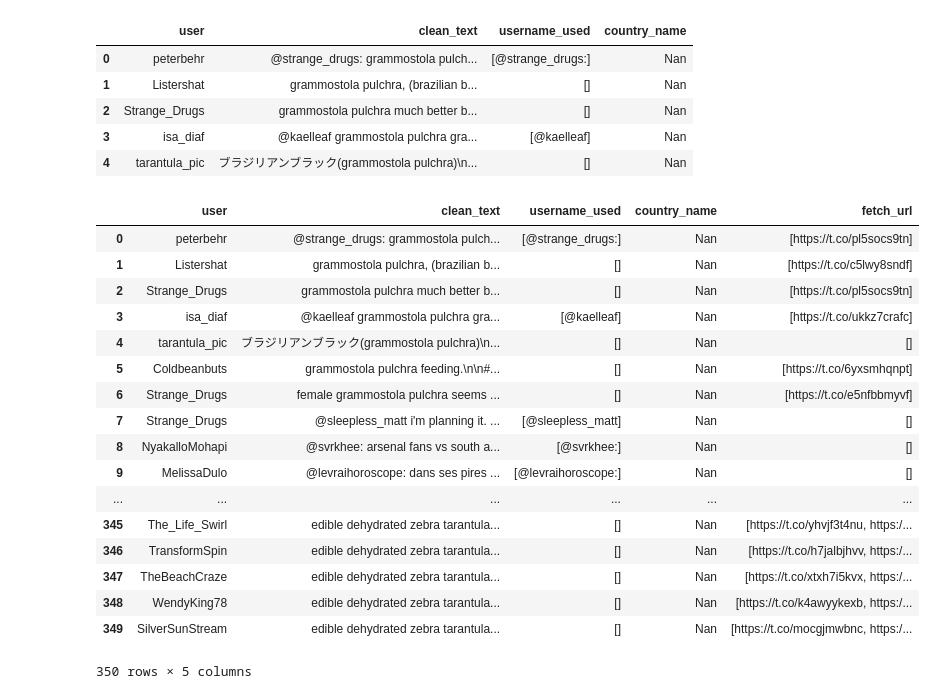
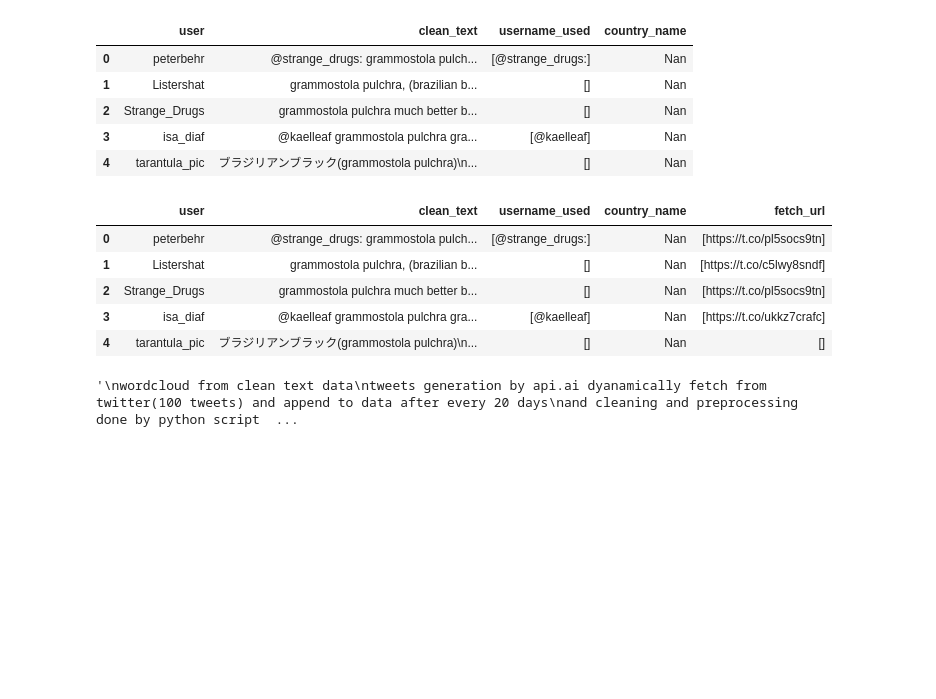
Before and after one commit to InnovativeCoder/Z_hack2k17, a Jupyter notebook: Data_collecion_and Preprocessing/model.ipynb, the cells around one changed output. Saved outputs shown, nothing was run; the diff lists cells and outputs as text; code cells hidden in the pictures; blank space fills up the shorter version.

```diff
--- a/Data_collecion_and Preprocessing/model.ipynb
+++ b/Data_collecion_and Preprocessing/model.ipynb
@@ -254,0 +217,14 @@ above box implies that no countyr name is located in any of the tweets
+# %%
+def remove_username(raw_text):
+
+    pos_t = (pos_tag(word_tokenize(raw_text)))
+    words = raw_text.lower()
+
+    lemmatizer.lemmatize(words)
+    words = words.split()
+    words = [word for word in words if not word.startswith('@')]
+    meaningful_words = [w for w in words if not w in stopw]
+
+    return (" ".join(meaningful_words))
+# %%
+final['clean_text'] = final['clean_text'].apply(remove_username)
@@ -274,7 +280,7 @@ def country_name(raw_text):
 
     words = words.split()
     for word in words:
-        if word == 'spain'or word == 'Portugal' or word =='Italy' or word == 'Turkey' or word == 'Cyprus':
+        if word == 'spain'or word == 'Portugal' or word =='Italy' or word == 'Turkey' or word == 'Cyprus'or word == 'Africa':
                 words = word
         else:
             words = 'Nan'
@@ -304,23 +325,11 @@ def geturl(raw_text):
 # %%
 final['fetch_url']= final['clean_text'].apply(geturl)
 # %%
-final
+final.head()
 # %% [output]
 |  | user | clean_text | username_used | country_name | fetch_url |
 | 0 | peterbehr | @strange_drugs: grammostola pulch... | [@strange_drugs:] | Nan | [https://t.co/pl5socs9tn] |
 | 1 | Listershat | grammostola pulchra, (brazilian b... | [] | Nan | [https://t.co/c5lwy8sndf] |
 | 2 | Strange_Drugs | grammostola pulchra much better b... | [] | Nan | [https://t.co/pl5socs9tn] |
 | 3 | isa_diaf | @kaelleaf grammostola pulchra gra... | [@kaelleaf] | Nan | [https://t.co/ukkz7crafc] |
 | 4 | tarantula_pic | ブラジリアンブラック(grammostola pulchra)\n... | [] | Nan | [] |
-| 5 | Coldbeanbuts | grammostola pulchra feeding.\n\n#... | [] | Nan | [https://t.co/6yxsmhqnpt] |
-| 6 | Strange_Drugs | female grammostola pulchra seems ... | [] | Nan | [https://t.co/e5nfbbmyvf] |
-| 7 | Strange_Drugs | @sleepless_matt i'm planning it. ... | [@sleepless_matt] | Nan | [] |
-| 8 | NyakalloMohapi | @svrkhee: arsenal fans vs south a... | [@svrkhee:] | Nan | [] |
-| 9 | MelissaDulo | @levraihoroscope: dans ses pires ... | [@levraihoroscope:] | Nan | [] |
-| ... | ... | ... | ... | ... | ... |
-| 345 | The_Life_Swirl | edible dehydrated zebra tarantula... | [] | Nan | [https://t.co/yhvjf3t4nu, https:/... |
-| 346 | TransformSpin | edible dehydrated zebra tarantula... | [] | Nan | [https://t.co/h7jalbjhvv, https:/... |
-| 347 | TheBeachCraze | edible dehydrated zebra tarantula... | [] | Nan | [https://t.co/xtxh7i5kvx, https:/... |
-| 348 | WendyKing78 | edible dehydrated zebra tarantula... | [] | Nan | [https://t.co/k4awyykexb, https:/... |
-| 349 | SilverSunStream | edible dehydrated zebra tarantula... | [] | Nan | [https://t.co/mocgjmwbnc, https:/... |
-350 rows × 5 columns
@@ -326,0 +340,15 @@ final
+# %%
+'''
+wordcloud from clean text data
+tweets generation by api.ai dyanamically fetch from twitter(100 tweets) and append to data after every 20 days
+and cleaning and preprocessing done by python script and the csv of new tweets to be diplay on the website{chhota sa
+side me aa jaye kisi tarah}
+report button will give the data to a python script , make python script for it which will clean it and preprocess it ,
+if related to topic then only will show in the report section and report section to be viewed by police and
+organizations
+delete username from clean text
+priority ka graph
+also collect more data search on github using beautiful soup if we can fetch more data from twitter and facebook
+'''
+# %% [output]
+'\nwordcloud from clean text data\ntweets generation by api.ai dyanamically fetch from twitter(100 tweets) and append to data after every 20 days\nand cleaning and preprocessing done by python script  ...
```
Also changed, not shown: parts of 15 cells of this notebook, 1 other file.
